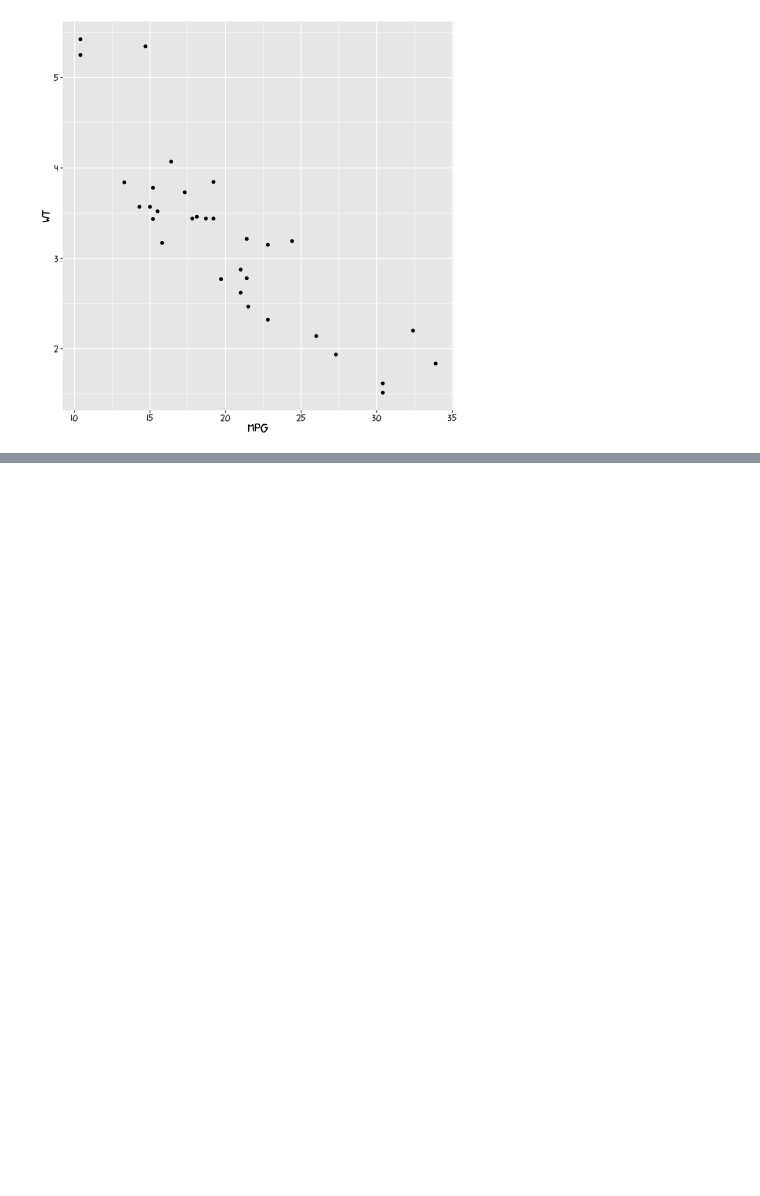
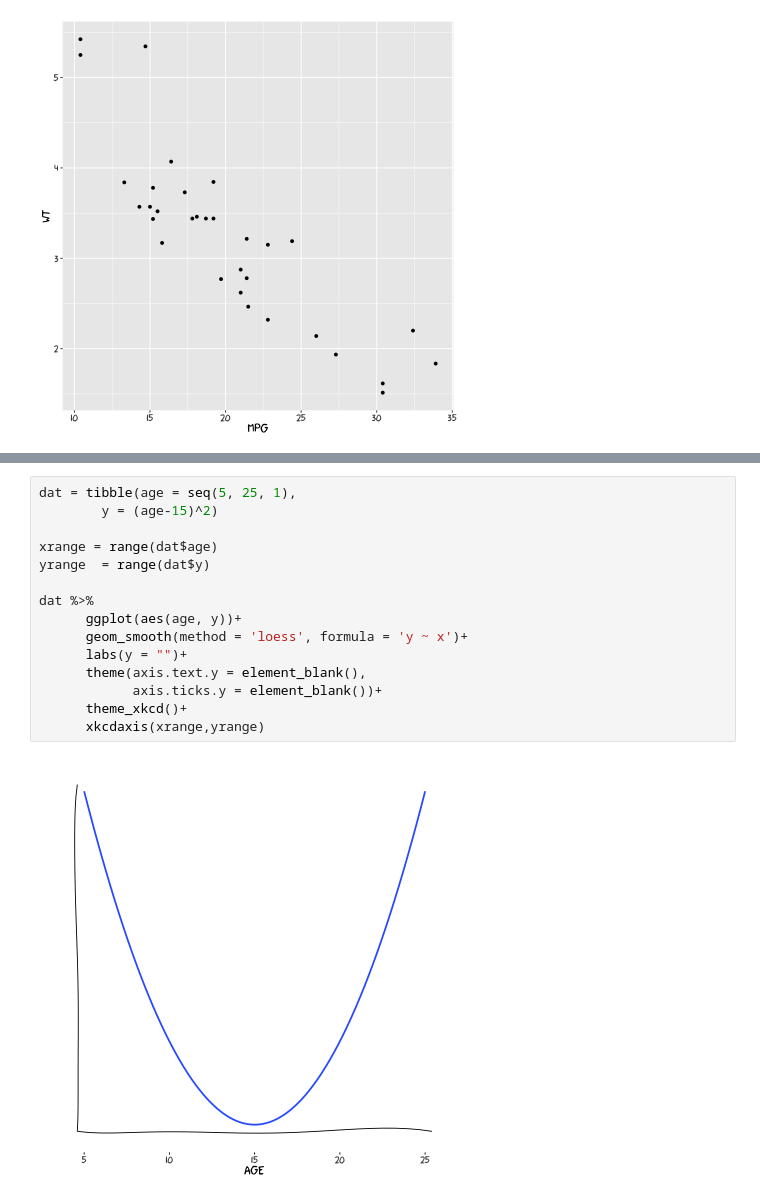
Before and after one commit to zenkavi/teaching_training, a Jupyter notebook: resources/dataVis/xkcdPlots.ipynb, the cells around one changed output, grey strips where cells are left out. Drawn from its saved outputs; the diff is of its cells as text; blank space fills up the shorter version.

Commit message:
example age plots

```diff
--- a/resources/dataVis/xkcdPlots.ipynb
+++ b/resources/dataVis/xkcdPlots.ipynb
@@ -43,0 +50,17 @@ ggplot() +
+# %%
+dat = tibble(age = seq(5, 25, 1),
+        y = (age-15)^2)
+
+xrange = range(dat$age)
+yrange  = range(dat$y)
+
+dat %>%
+      ggplot(aes(age, y))+
+      geom_smooth(method = 'loess', formula = 'y ~ x')+
+      labs(y = "")+
+      theme(axis.text.y = element_blank(),
+            axis.ticks.y = element_blank())+
+      theme_xkcd()+
+      xkcdaxis(xrange,yrange)
+# %% [output]
+[figure, added]
```
Also changed, not shown: parts of 13 cells of this notebook, 1 other file.
